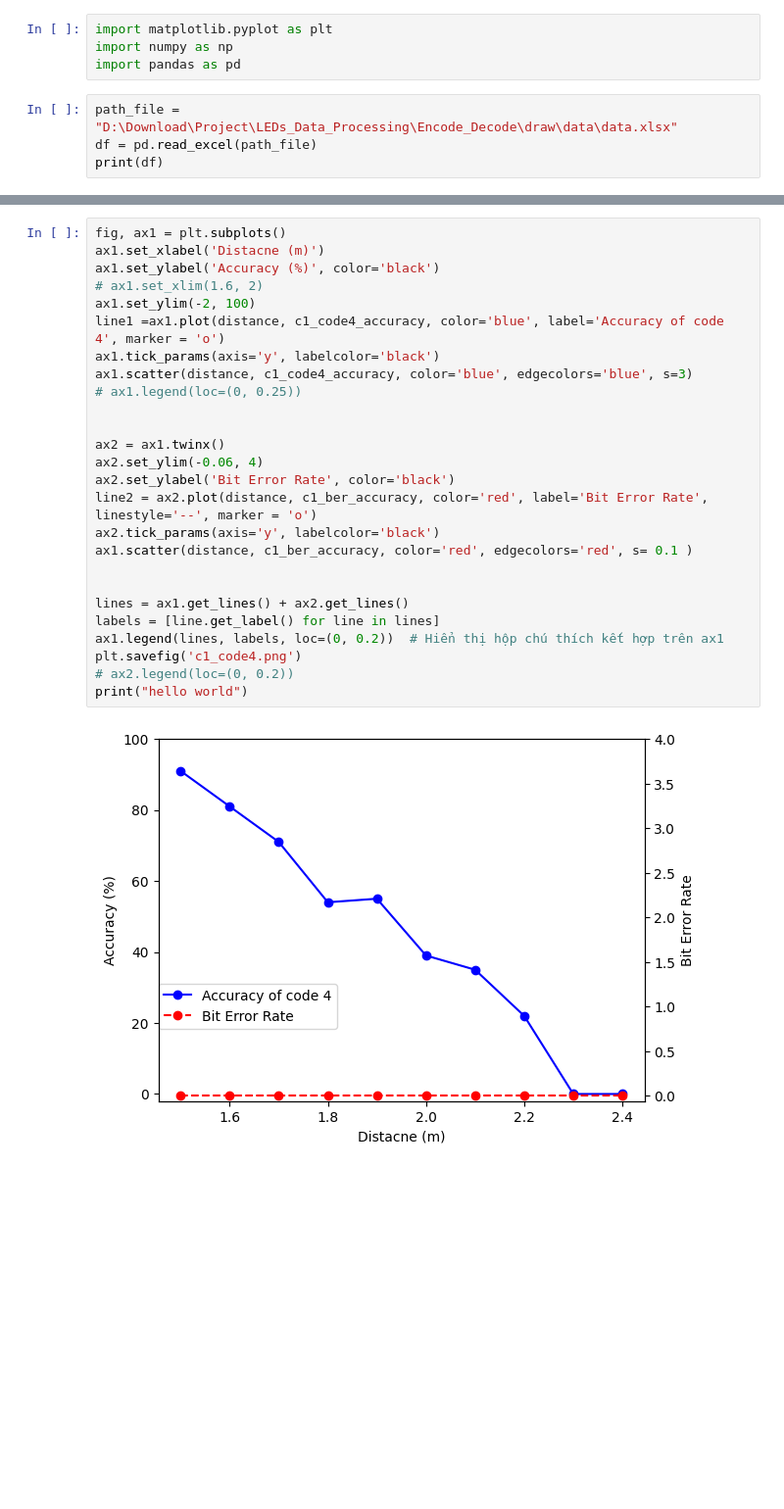
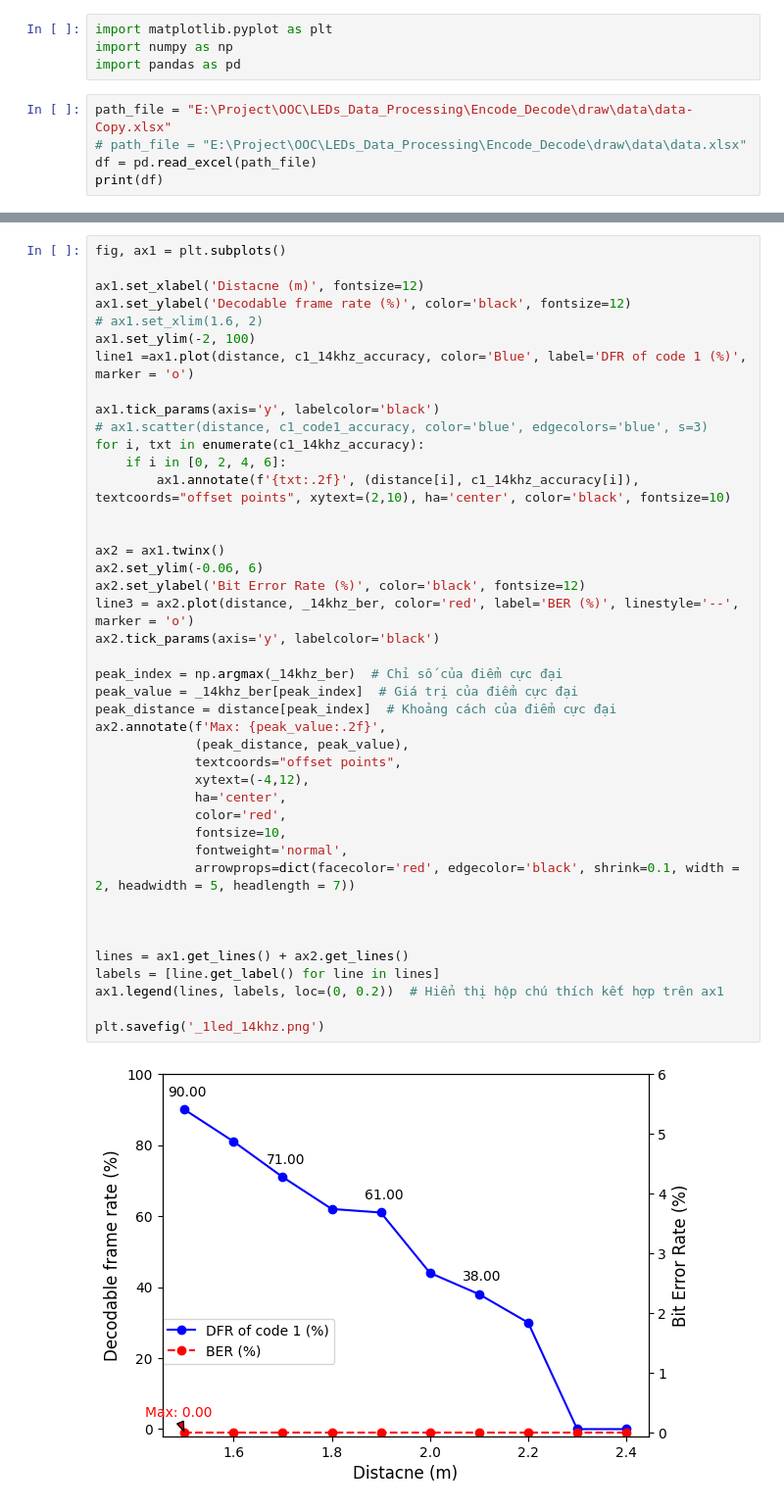
Before and after one commit to nguyendinhquan140701/LEDs_Data_Processing, a Jupyter notebook: Encode_Decode/draw/case1.ipynb, the cells around one changed output, grey strips where cells are left out. Shown at 98% size. Saved outputs shown, nothing was run; the diff lists cells and outputs as text; blank space fills up the shorter version.

Commit message:
finish draw decoding

```diff
--- a/Encode_Decode/draw/case1.ipynb
+++ b/Encode_Decode/draw/case1.ipynb
@@ -3,7 +3,8 @@ import matplotlib.pyplot as plt
 import numpy as np
 import pandas as pd
 # %%
-path_file = "D:\Download\Project\LEDs_Data_Processing\Encode_Decode\draw\data\data.xlsx"
+path_file = "E:\Project\OOC\LEDs_Data_Processing\Encode_Decode\draw\data\data-Copy.xlsx"
+# path_file = "E:\Project\OOC\LEDs_Data_Processing\Encode_Decode\draw\data\data.xlsx"
 df = pd.read_excel(path_file)
 print(df)
 # %% [output]
@@ -35,28 +54,44 @@ c1_ber_accuracy = df.iloc[:10, 5]
 # %%
 fig, ax1 = plt.subplots()
-ax1.set_xlabel('Distacne (m)')
-ax1.set_ylabel('Accuracy (%)', color='black')
+
+ax1.set_xlabel('Distacne (m)', fontsize=12)
+ax1.set_ylabel('Decodable frame rate (%)', color='black', fontsize=12)
 # ax1.set_xlim(1.6, 2)
 ax1.set_ylim(-2, 100)
-line1 =ax1.plot(distance, c1_code4_accuracy, color='blue', label='Accuracy of code 4', marker = 'o')
+line1 =ax1.plot(distance, c1_14khz_accuracy, color='Blue', label='DFR of code 1 (%)', marker = 'o')
+
 ax1.tick_params(axis='y', labelcolor='black')
-ax1.scatter(distance, c1_code4_accuracy, color='blue', edgecolors='blue', s=3)
-# ax1.legend(loc=(0, 0.25))
+# ax1.scatter(distance, c1_code1_accuracy, color='blue', edgecolors='blue', s=3)
+for i, txt in enumerate(c1_14khz_accuracy):
+    if i in [0, 2, 4, 6]:
+        ax1.annotate(f'{txt:.2f}', (distance[i], c1_14khz_accuracy[i]), textcoords="offset points", xytext=(2,10), ha='center', color='black', fontsize=10)
 
 
 ax2 = ax1.twinx()
-ax2.set_ylim(-0.06, 4)
-ax2.set_ylabel('Bit Error Rate', color='black')
-line2 = ax2.plot(distance, c1_ber_accuracy, color='red', label='Bit Error Rate', linestyle='--', marker = 'o')
+ax2.set_ylim(-0.06, 6)
+ax2.set_ylabel('Bit Error Rate (%)', color='black', fontsize=12)
+line3 = ax2.plot(distance, _14khz_ber, color='red', label='BER (%)', linestyle='--', marker = 'o')
 ax2.tick_params(axis='y', labelcolor='black')
-ax1.scatter(distance, c1_ber_accuracy, color='red', edgecolors='red', s= 0.1 )
+
+peak_index = np.argmax(_14khz_ber)  # Chỉ số của điểm cực đại
+peak_value = _14khz_ber[peak_index]  # Giá trị của điểm cực đại
+peak_distance = distance[peak_index]  # Khoảng cách của điểm cực đại
+ax2.annotate(f'Max: {peak_value:.2f}',
+             (peak_distance, peak_value),
+             textcoords="offset points",
+             xytext=(-4,12),
+             ha='center',
+             color='red',
+             fontsize=10,
+             fontweight='normal',
+             arrowprops=dict(facecolor='red', edgecolor='black', shrink=0.1, width = 2, headwidth = 5, headlength = 7))
+
 
 
 lines = ax1.get_lines() + ax2.get_lines()
 labels = [line.get_label() for line in lines]
 ax1.legend(lines, labels, loc=(0, 0.2))  # Hiển thị hộp chú thích kết hợp trên ax1
-plt.savefig('c1_code4.png')
-# ax2.legend(loc=(0, 0.2))
-print("hello world")
+
+plt.savefig('_1led_14khz.png')
 # %% [output]
-[figure, old version]
+[figure, new version]
```
Also changed, not shown: parts of 6 cells of this notebook, 10 other files.
